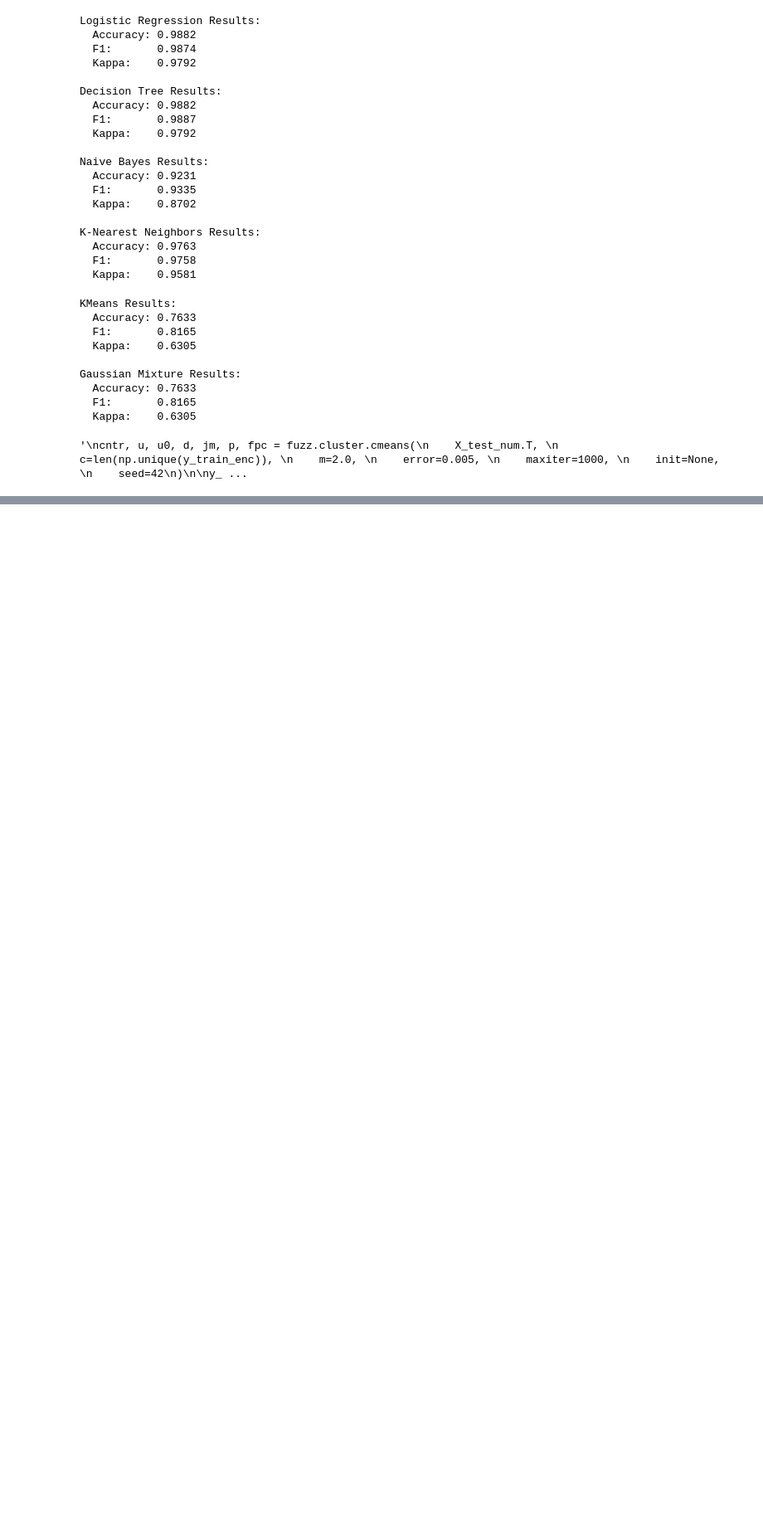
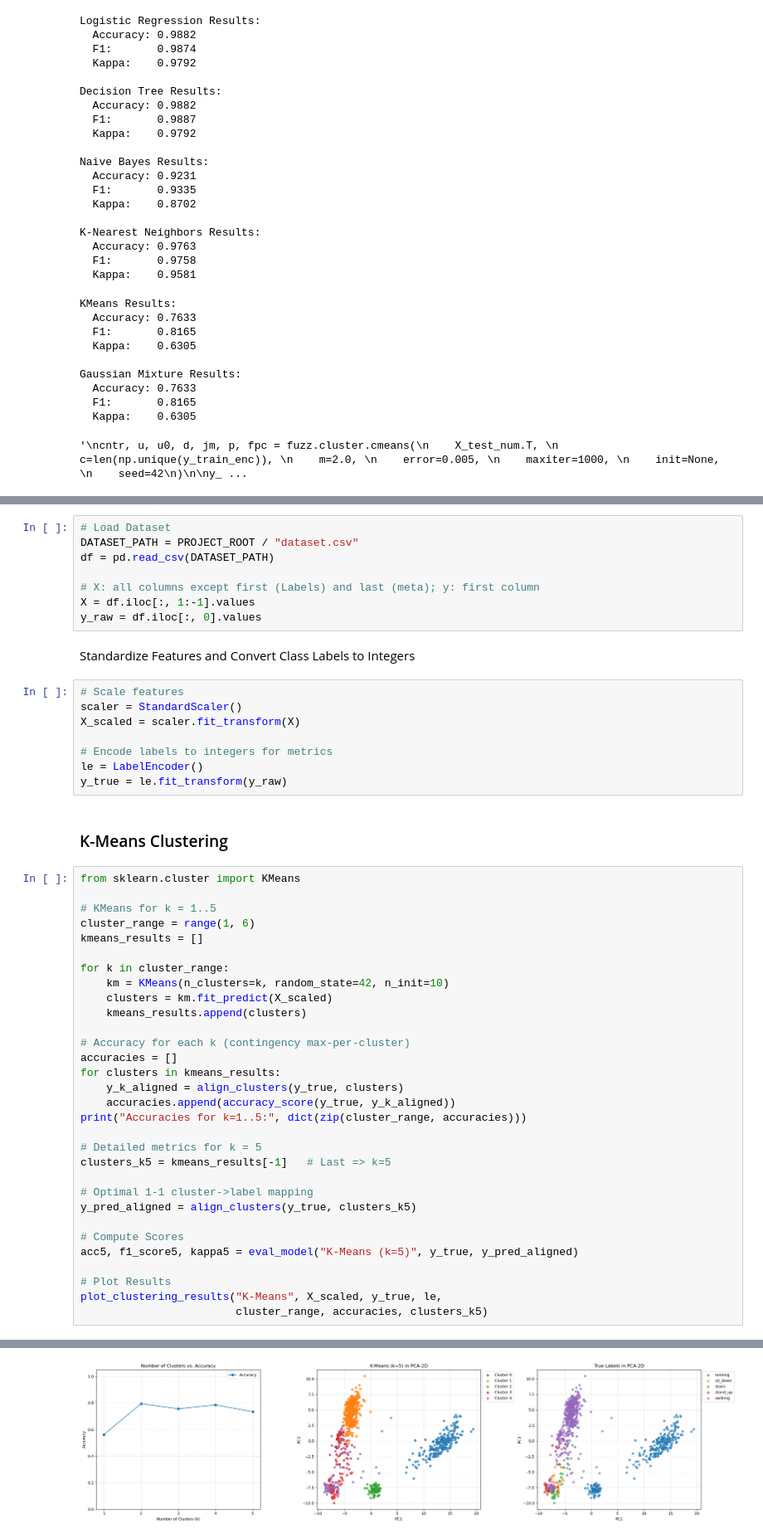
Before and after one commit to ozde12/Data-Analytics-and-Learning-Methods, a Jupyter notebook: human_activity_recognition.ipynb, the cells around one changed output, grey strips where cells are left out. Shown at 83% size. Drawn from its saved outputs; the diff is of its cells as text; blank space fills up the shorter version.

```diff
--- a/human_activity_recognition.ipynb
+++ b/human_activity_recognition.ipynb
@@ -801,0 +815,52 @@ Gaussian Mixture Results:
+# %%
+# Load Dataset
+DATASET_PATH = PROJECT_ROOT / "dataset.csv"
+df = pd.read_csv(DATASET_PATH)
+
+# X: all columns except first (Labels) and last (meta); y: first column
+X = df.iloc[:, 1:-1].values
+y_raw = df.iloc[:, 0].values
+# %% [markdown]
+Standardize Features and Convert Class Labels to Integers
+# %%
+# Scale features
+scaler = StandardScaler()
+X_scaled = scaler.fit_transform(X)
+
+# Encode labels to integers for metrics
+le = LabelEncoder()
+y_true = le.fit_transform(y_raw)
+# %% [markdown]
+### K-Means Clustering
+# %%
+from sklearn.cluster import KMeans
+
+# KMeans for k = 1..5
+cluster_range = range(1, 6)
+kmeans_results = []
+
+for k in cluster_range:
+    km = KMeans(n_clusters=k, random_state=42, n_init=10)
+    clusters = km.fit_predict(X_scaled)
+    kmeans_results.append(clusters)
+
+# Accuracy for each k (contingency max-per-cluster)
+accuracies = []
+for clusters in kmeans_results:
+    y_k_aligned = align_clusters(y_true, clusters)
+    accuracies.append(accuracy_score(y_true, y_k_aligned))
+print("Accuracies for k=1..5:", dict(zip(cluster_range, accuracies)))
+
+# Detailed metrics for k = 5
+clusters_k5 = kmeans_results[-1]   # Last => k=5
+
+# Optimal 1-1 cluster->label mapping
+y_pred_aligned = align_clusters(y_true, clusters_k5)
+
+# Compute Scores
+acc5, f1_score5, kappa5 = eval_model("K-Means (k=5)", y_true, y_pred_aligned)
+
+# Plot Results
+plot_clustering_results("K-Means", X_scaled, y_true, le,
+                        cluster_range, accuracies, clusters_k5)
+# %% [output]
@@ -801,0 +873 @@ Gaussian Mixture Results:
+[figure, added]
```
Also changed, not shown: parts of 9 cells of this notebook.
